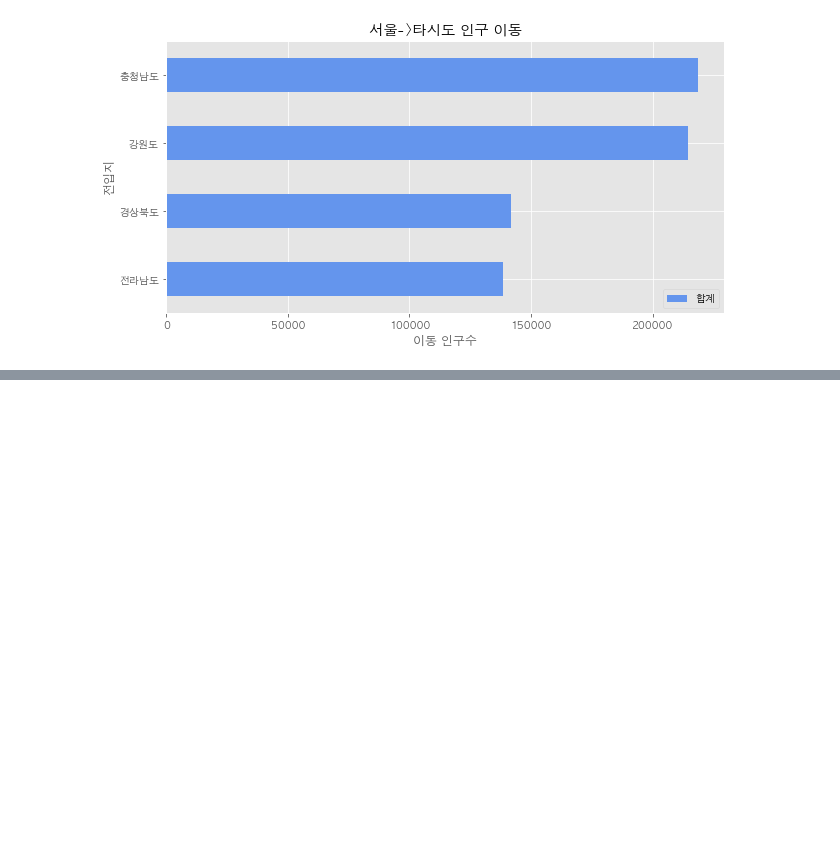
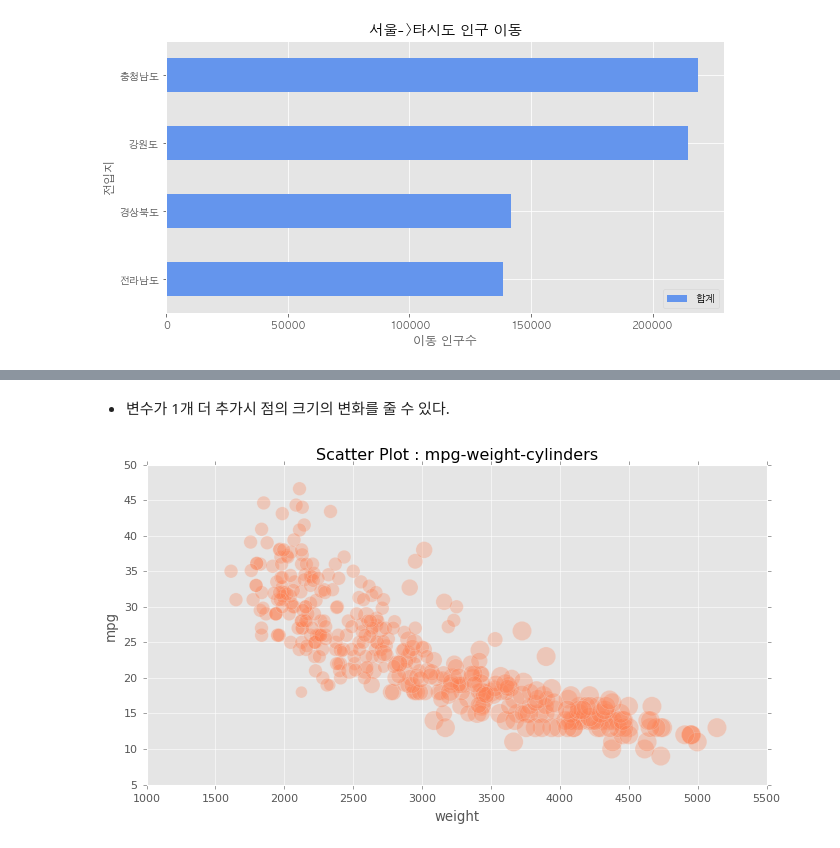
Before and after one commit to jazzAnnie/jazzAnnie.github.io, a Jupyter notebook: python/Pandas/part4.ipynb, the cells around one changed output, grey strips where cells are left out. Saved outputs shown, nothing was run; the diff lists cells and outputs as text; code cells hidden in the pictures; blank space fills up the shorter version.

```diff
--- a/python/Pandas/part4.ipynb
+++ b/python/Pandas/part4.ipynb
@@ -564,0 +623,22 @@ plt.show()
+# %% [markdown]
+* 변수가 1개 더 추가시 점의 크기의 변화를 줄 수 있다.
+# %%
+import pandas as pd
+import matplotlib.pyplot as plt
+
+plt.style.use('ggplot')
+
+df = pd.read_csv('./auto-mpg.csv', header=None)
+
+df.columns = ['mpg','cylinders','displacement','horsepower','weight','acceleration'
+              ,'model year','origin','name']
+
+# 점의 크기를 s에 넘겨준다
+cylinders_size = df.cylinders / df.cylinders.max() * 300
+df.plot(kind='scatter', x='weight', y='mpg', c='coral', figsize=(10,5),
+       s=cylinders_size, alpha=0.3)
+plt.title('Scatter Plot : mpg-weight-cylinders')
+
+plt.show()
+# %% [output]
+[figure, added]
```
Also changed, not shown: parts of 25 cells of this notebook.
